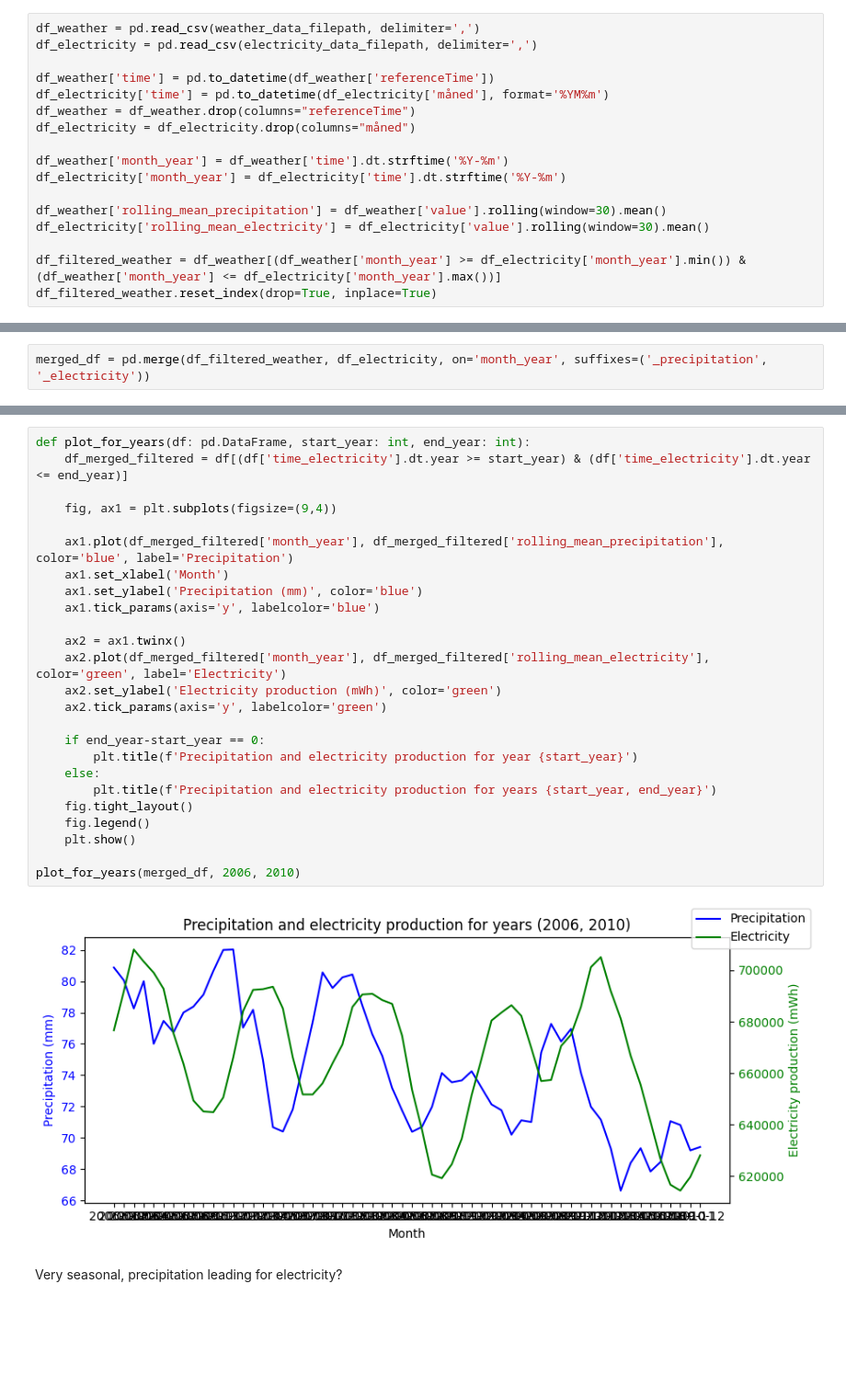
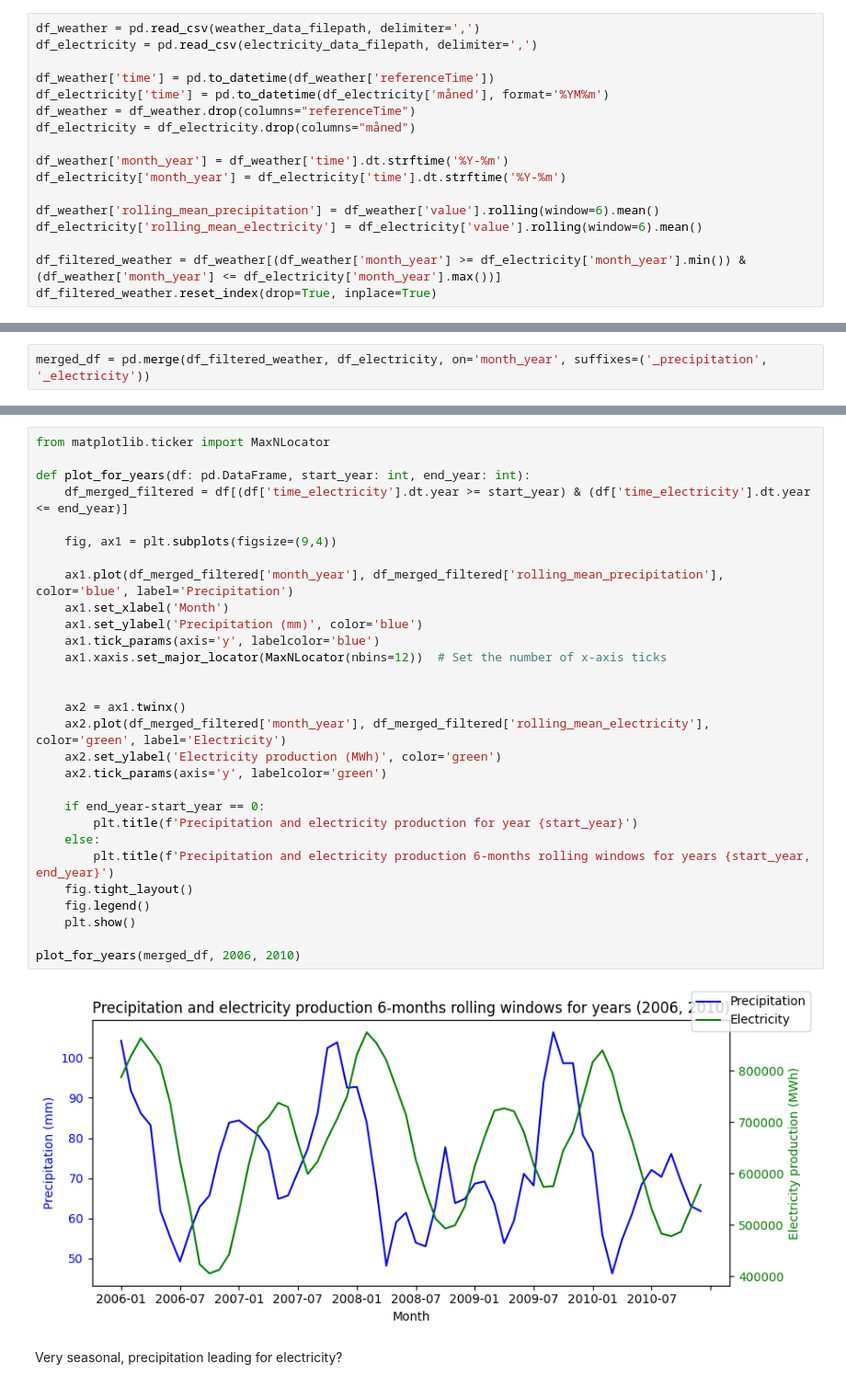
Before and after one commit to alexmakassiouk/ntnu-time-series, a Jupyter notebook: exploration.ipynb, the cells around one changed output, grey strips where cells are left out. Shown at 92% size. Cells and saved outputs as stored; diff of their text form; blank space fills up the shorter version.

```diff
--- a/exploration.ipynb
+++ b/exploration.ipynb
@@ -16,8 +16,8 @@ df_electricity = df_electricity.drop(columns="måned")
 df_weather['month_year'] = df_weather['time'].dt.strftime('%Y-%m')
 df_electricity['month_year'] = df_electricity['time'].dt.strftime('%Y-%m')
 
-df_weather['rolling_mean_precipitation'] = df_weather['value'].rolling(window=30).mean()
-df_electricity['rolling_mean_electricity'] = df_electricity['value'].rolling(window=30).mean()
+df_weather['rolling_mean_precipitation'] = df_weather['value'].rolling(window=6).mean()
+df_electricity['rolling_mean_electricity'] = df_electricity['value'].rolling(window=6).mean()
 
 df_filtered_weather = df_weather[(df_weather['month_year'] >= df_electricity['month_year'].min()) & (df_weather['month_year'] <= df_electricity['month_year'].max())]
 df_filtered_weather.reset_index(drop=True, inplace=True)
@@ -72,30 +97,34 @@ plot_values(df_electricity, title="Electricity Production in Trøndelag", ylabel
 # %%
+from matplotlib.ticker import MaxNLocator
+
 def plot_for_years(df: pd.DataFrame, start_year: int, end_year: int):
     df_merged_filtered = df[(df['time_electricity'].dt.year >= start_year) & (df['time_electricity'].dt.year <= end_year)]
 
     fig, ax1 = plt.subplots(figsize=(9,4))
 
     ax1.plot(df_merged_filtered['month_year'], df_merged_filtered['rolling_mean_precipitation'], color='blue', label='Precipitation')
     ax1.set_xlabel('Month')
     ax1.set_ylabel('Precipitation (mm)', color='blue')
     ax1.tick_params(axis='y', labelcolor='blue')
+    ax1.xaxis.set_major_locator(MaxNLocator(nbins=12))  # Set the number of x-axis ticks
+
 
     ax2 = ax1.twinx()
     ax2.plot(df_merged_filtered['month_year'], df_merged_filtered['rolling_mean_electricity'], color='green', label='Electricity')
-    ax2.set_ylabel('Electricity production (mWh)', color='green')
+    ax2.set_ylabel('Electricity production (MWh)', color='green')
     ax2.tick_params(axis='y', labelcolor='green')
 
     if end_year-start_year == 0:
         plt.title(f'Precipitation and electricity production for year {start_year}')
     else:
-        plt.title(f'Precipitation and electricity production for years {start_year, end_year}')
+        plt.title(f'Precipitation and electricity production 6-months rolling windows for years {start_year, end_year}')
     fig.tight_layout()
     fig.legend()
     plt.show()
 
 plot_for_years(merged_df, 2006, 2010)
 # %% [output]
-[figure, old version]
+[figure, new version]
 # %% [markdown]
 Very seasonal, precipitation leading for electricity?
 # %%
```
Also changed, not shown: parts of 6 cells of this notebook, 18 other files.
